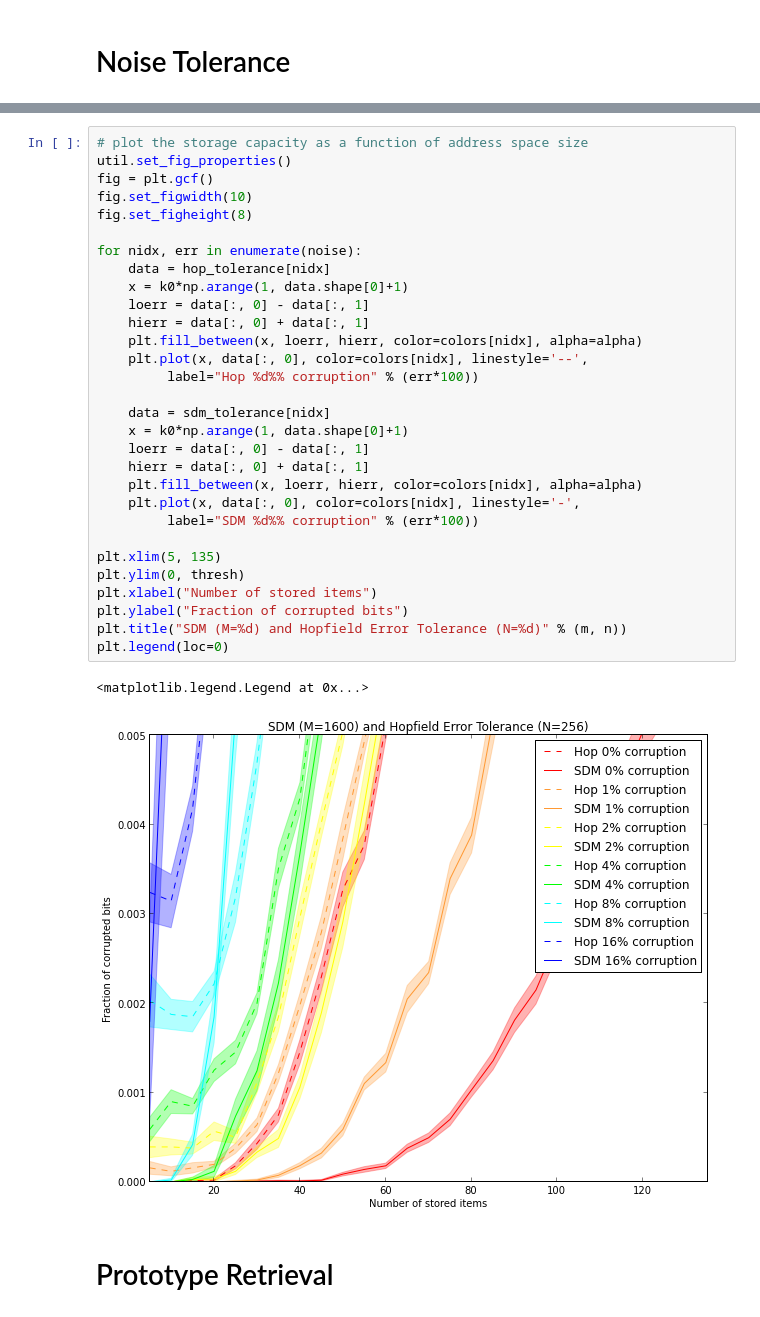
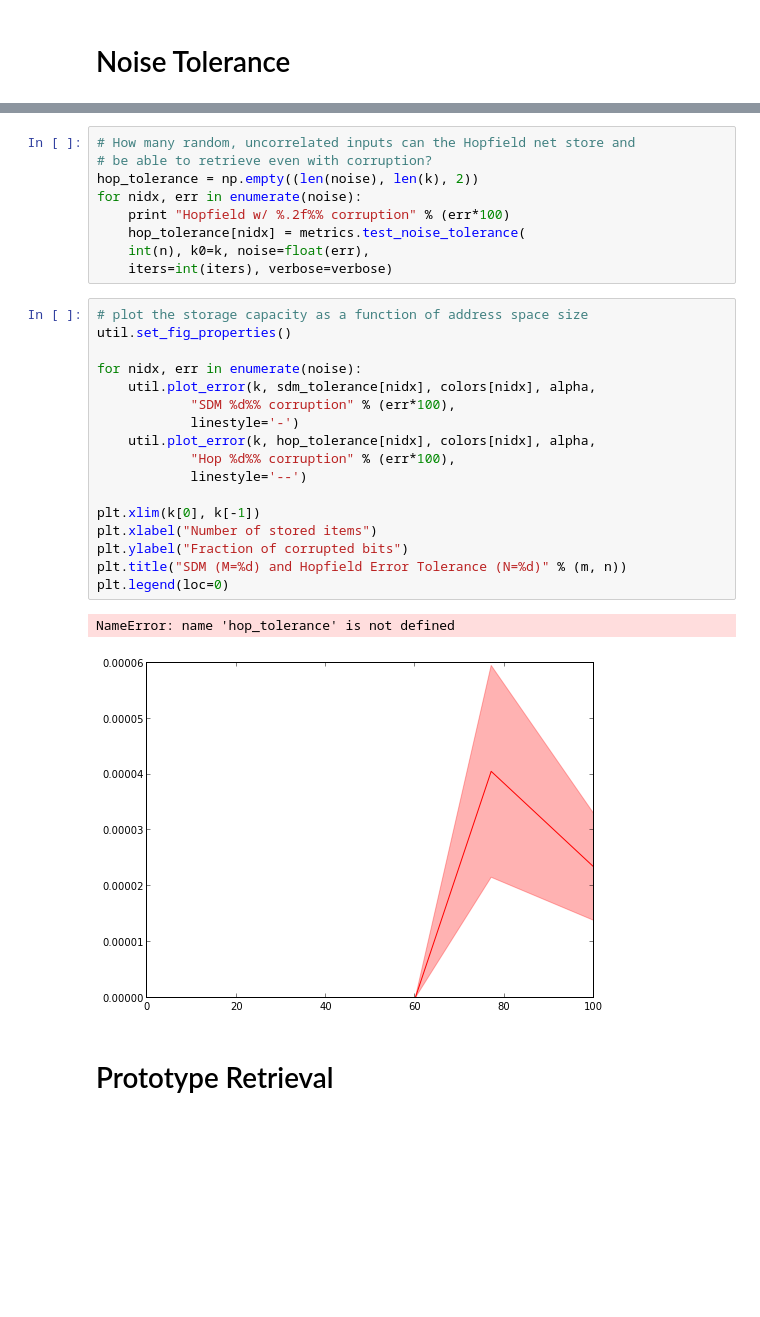
Before and after one commit to berkeley-cocosci/bayes-sdm, a Jupyter notebook: comparisons.ipynb, the cells around one changed output, grey strips where cells are left out. Drawn from its saved outputs; the diff is of its cells as text; blank space fills up the shorter version.

Commit message:
Comparisons for poster figures

```diff
--- a/comparisons.ipynb
+++ b/comparisons.ipynb
@@ -186,36 +137,32 @@ SDM (M=1600) w/ 0.000000% corruption
+# %%
+# How many random, uncorrelated inputs can the Hopfield net store and
+# be able to retrieve even with corruption?
+hop_tolerance = np.empty((len(noise), len(k), 2))
+for nidx, err in enumerate(noise):
+    print "Hopfield w/ %.2f%% corruption" % (err*100)
+    hop_tolerance[nidx] = metrics.test_noise_tolerance(
+	int(n), k0=k, noise=float(err),
+	iters=int(iters), verbose=verbose)
 # %%
 # plot the storage capacity as a function of address space size
 util.set_fig_properties()
-fig = plt.gcf()
-fig.set_figwidth(10)
-fig.set_figheight(8)
 
 for nidx, err in enumerate(noise):
-    data = hop_tolerance[nidx]
-    x = k0*np.arange(1, data.shape[0]+1)
-    loerr = data[:, 0] - data[:, 1]
-    hierr = data[:, 0] + data[:, 1]
-    plt.fill_between(x, loerr, hierr, color=colors[nidx], alpha=alpha)
-    plt.plot(x, data[:, 0], color=colors[nidx], linestyle='--',
-	     label="Hop %d%% corruption" % (err*100))
+    util.plot_error(k, sdm_tolerance[nidx], colors[nidx], alpha,
+		    "SDM %d%% corruption" % (err*100),
+		    linestyle='-')
+    util.plot_error(k, hop_tolerance[nidx], colors[nidx], alpha,
+		    "Hop %d%% corruption" % (err*100),
+		    linestyle='--')
 
-    data = sdm_tolerance[nidx]
-    x = k0*np.arange(1, data.shape[0]+1)
-    loerr = data[:, 0] - data[:, 1]
-    hierr = data[:, 0] + data[:, 1]
-    plt.fill_between(x, loerr, hierr, color=colors[nidx], alpha=alpha)
-    plt.plot(x, data[:, 0], color=colors[nidx], linestyle='-',
-	     label="SDM %d%% corruption" % (err*100))
-
-plt.xlim(5, 135)
-plt.ylim(0, thresh)
+plt.xlim(k[0], k[-1])
 plt.xlabel("Number of stored items")
 plt.ylabel("Fraction of corrupted bits")
 plt.title("SDM (M=%d) and Hopfield Error Tolerance (N=%d)" % (m, n))
 plt.legend(loc=0)
 # %% [output]
-<matplotlib.legend.Legend at 0x...>
+NameError: name 'hop_tolerance' is not defined
-[figure, old version]
+[figure, new version]
 # %% [markdown]
 # Prototype Retrieval
 # %%
```
Also changed, not shown: parts of 7 cells of this notebook, 3 other files.
